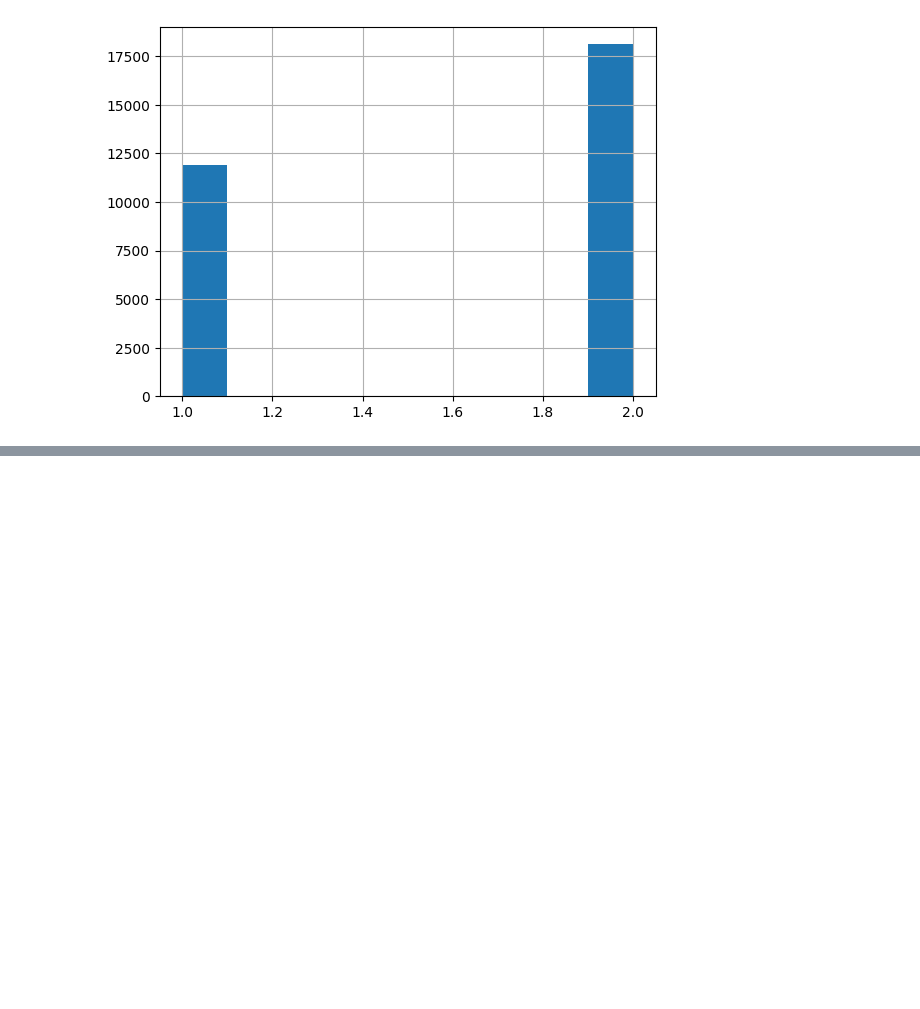
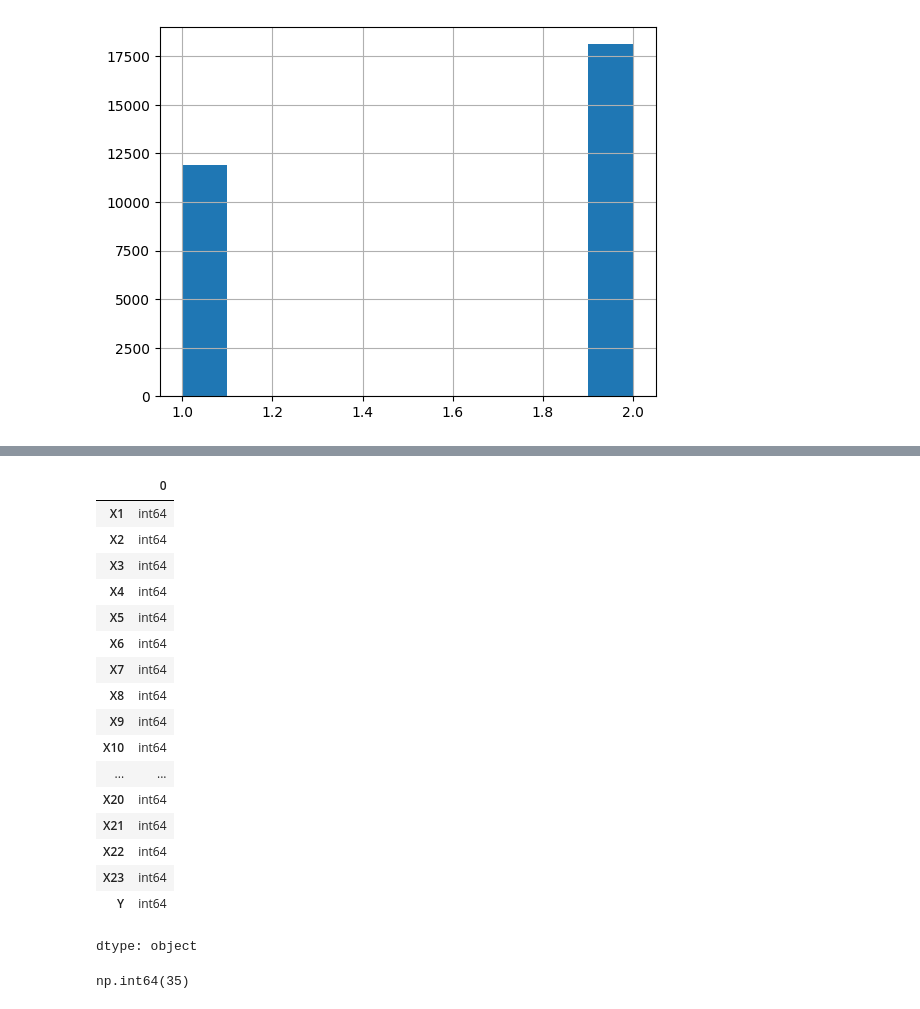
Before and after one commit to NishantLaata/Credit_risk_analysis, a Jupyter notebook: 01_data_exploration.ipynb, the cells around one changed output, grey strips where cells are left out. Saved outputs shown, nothing was run; the diff lists cells and outputs as text; code cells hidden in the pictures; blank space fills up the shorter version.

```diff
--- a/01_data_exploration.ipynb
+++ b/01_data_exploration.ipynb
@@ -104,0 +179,25 @@ gender_distribution_hist = df['X2'].hist()
+# %%
+df.dtypes
+# %% [output]
+|  | 0 |
+| X1 | int64 |
+| X2 | int64 |
+| X3 | int64 |
+| X4 | int64 |
+| X5 | int64 |
+| X6 | int64 |
+| X7 | int64 |
+| X8 | int64 |
+| X9 | int64 |
+| X10 | int64 |
+| ... | ... |
+| X20 | int64 |
+| X21 | int64 |
+| X22 | int64 |
+| X23 | int64 |
+| Y | int64 |
+dtype: object
+# %%
+df.duplicated().sum()
+# %% [output]
+np.int64(35)
```
Also changed, not shown: parts of 15 cells of this notebook.
